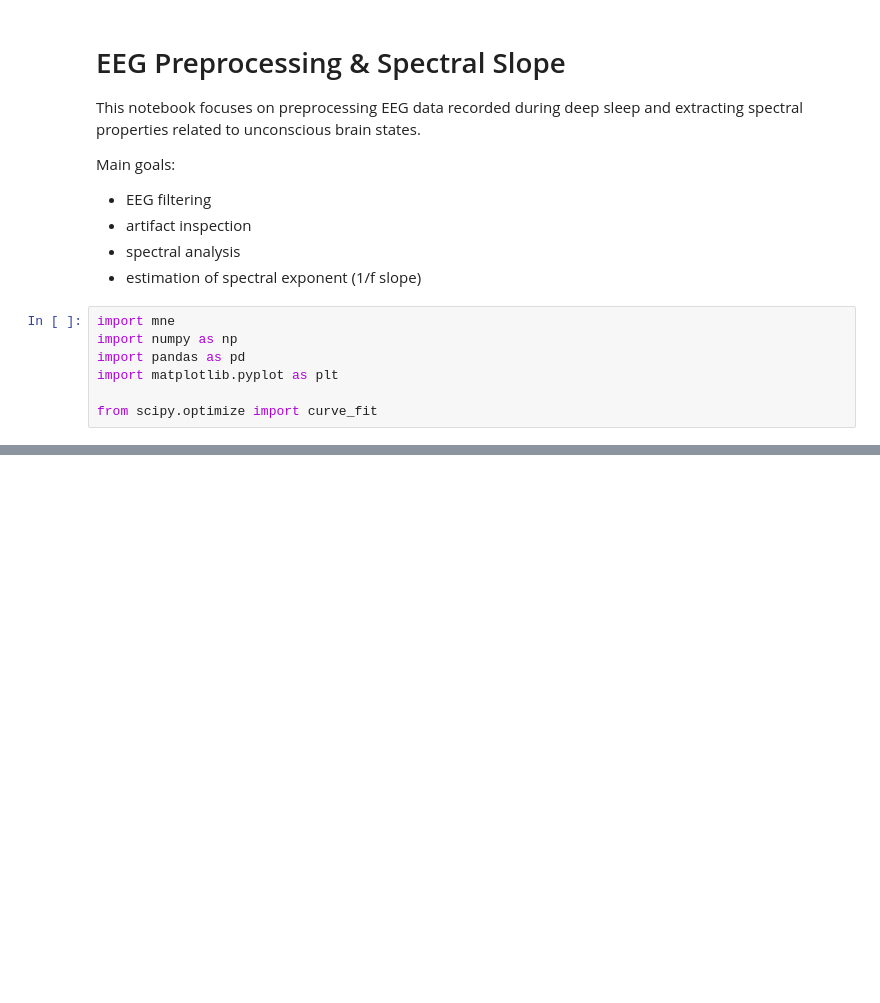
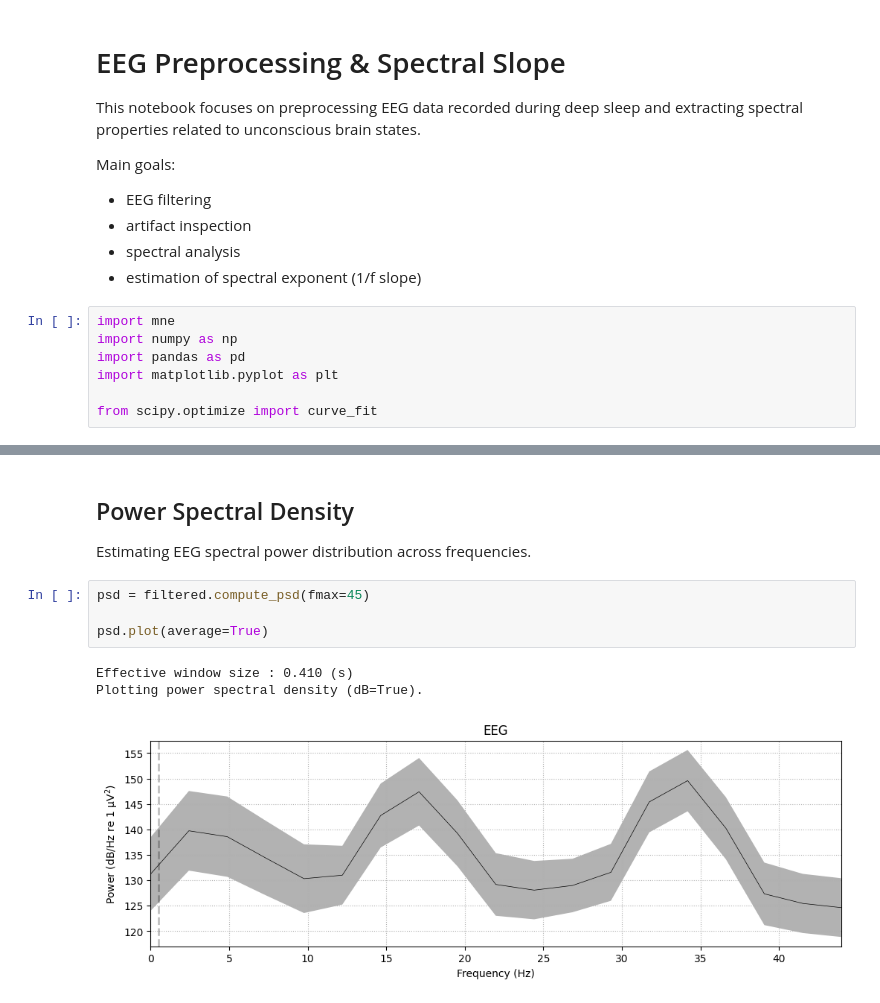
Before and after one commit to helgathrone/different-paths-to-unresponsiveness, a Jupyter notebook: notebooks/02_eeg_preprocessing.ipynb, the cells around one changed output, grey strips where cells are left out. Saved outputs shown, nothing was run; the diff lists cells and outputs as text; blank space fills up the shorter version.

```diff
--- a/notebooks/02_eeg_preprocessing.ipynb
+++ b/notebooks/02_eeg_preprocessing.ipynb
@@ -25,0 +110,12 @@ FileNotFoundError: [Errno 2] No such file or directory: 'C:\\Users\\Lenovo\\Desk
+# %% [markdown]
+## Power Spectral Density
+
+Estimating EEG spectral power distribution across frequencies.
+# %%
+psd = filtered.compute_psd(fmax=45)
+
+psd.plot(average=True)
+# %% [output]
+Effective window size : 0.410 (s)
+Plotting power spectral density (dB=True).
+[figure, added]
```
Also changed, not shown: parts of 12 cells of this notebook.
